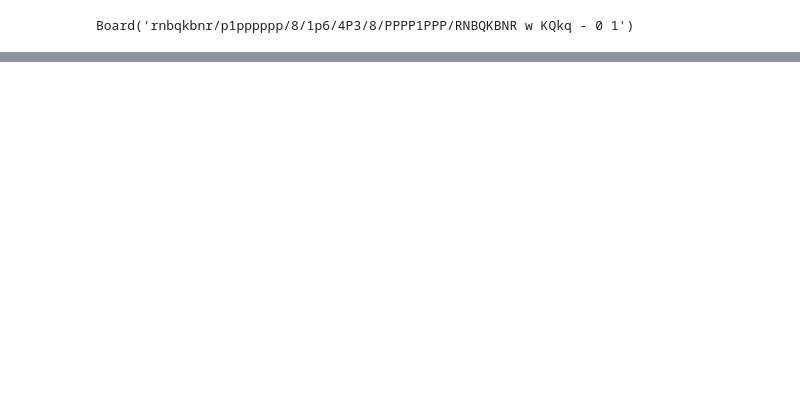
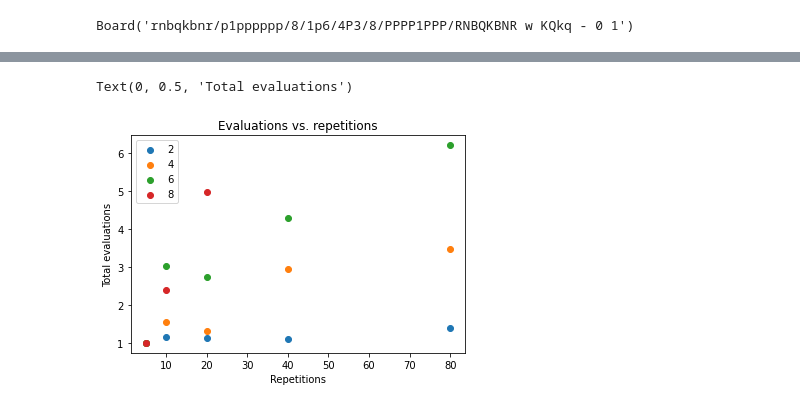
Before and after one commit to MarcelloCeresini/ChessBreaker, a Jupyter notebook: main.ipynb, the cells around one changed output, grey strips where cells are left out. Saved outputs shown, nothing was run; the diff lists cells and outputs as text; code cells hidden in the pictures; blank space fills up the shorter version.

Commit message:
added study for move time

```diff
--- a/main.ipynb
+++ b/main.ipynb
@@ -166,7 +166,13 @@ def MTCS(model, root_node, max_depth, num_restarts):
         # print(i, root_node.name, root_node.depth, root_node.visit_count)
 
         step_down = True
+        control_counter = 0
         while step_down:
+            control_counter+=1
+            if control_counter > 2*max_depth:
+                print("stuck in loop, leaving")
+                break # bigger margin, but if it is stuk in a loop for some reason, at least it leaves
+
             # assert root_node.depth >= 0 and root_node.depth <= max_depth, "depth is wrong"
             if root_node.is_leaf:                                                                           # if it's leaf --> need to pass the position (planes) through the model, to get priors (action_values) and outcome (state_value)
                 step_down = False
@@ -205,7 +211,7 @@ def MTCS(model, root_node, max_depth, num_restarts):
                     evaluation_counter+=1
 
                     full_moves_batch_np = full_moves_batch.numpy()
-                    print(np.shape(full_moves_batch_np[0]))
+                    # print(np.shape(full_moves_batch_np[0]))
                     outcome_batch_np = outcome_batch.numpy()
 
                     if np.shape(full_moves_batch_np)[0] != 1:
@@ -340,3 +361,4 @@ ________________________________________________________________________________
 # %%
-moves, outcome, results = complete_game(model, max_depth=3, num_restarts=15)
+# moves, outcome, results = complete_game(model, max_depth=3, num_restarts=15)
+np.geomspace(5, 80, 5, dtype=np.int32)
 # %% [output]
@@ -355,13 +366,13 @@ KeyboardInterrupt:
 # %%
-# res_dict = {}
-# games = []
-# outcomes = []
-# for depth in [4, 6, 8, 10]:
-#     for n_rep in [10, 100, 1000, 10000]:
-#         tic = time()
-#         moves, outcome, results = complete_game(model, max_depth=depth, num_restarts=n_rep)
-#         res_dict[(depth, n_rep, "eval")] = np.average([res[2] for res in results])
-#         res_dict[(depth, n_rep, "time")] = np.average([res[3] for res in results])
-#         games.append(moves)
-#         outcomes.append(outcome)
-#         print(depth, n_rep, time()-tic)
+res_dict = {}
+games = []
+outcomes = []
+for depth in [10, 8, 6, 4, 2]:
+    for n_rep in [80, 60, 40, 30, 20, 10, 5]:
+        tic = time()
+        moves, outcome, results = complete_game(model, max_depth=depth, num_restarts=n_rep)
+        res_dict[(depth, n_rep, "eval")] = np.average([res[2] for res in results])
+        res_dict[(depth, n_rep, "time")] = np.average([res[3] for res in results])
+        games.append(moves)
+        outcomes.append(outcome)
+        print(depth, "\t", n_rep, "\t", time()-tic)
@@ -367,0 +399,13 @@ KeyboardInterrupt:
+# %%
+reps = [5, 10, 20, 30, 40, 60, 80]
+depths = [2, 4, 6, 8, 10]
+
+plt.scatter(reps, [[res_dict[(depths, rep, "eval")] for rep in reps] for depth in depths])
+
+plt.legend(depths)
+plt.title("Evaluations vs. repetitions")
+plt.xlabel("Repetitions")
+plt.ylabel("Total evaluations")
+# %% [output]
+Text(0, 0.5, 'Total evaluations')
+[figure, added]
```
Also changed, not shown: parts of 6 cells of this notebook, 6 other files.
